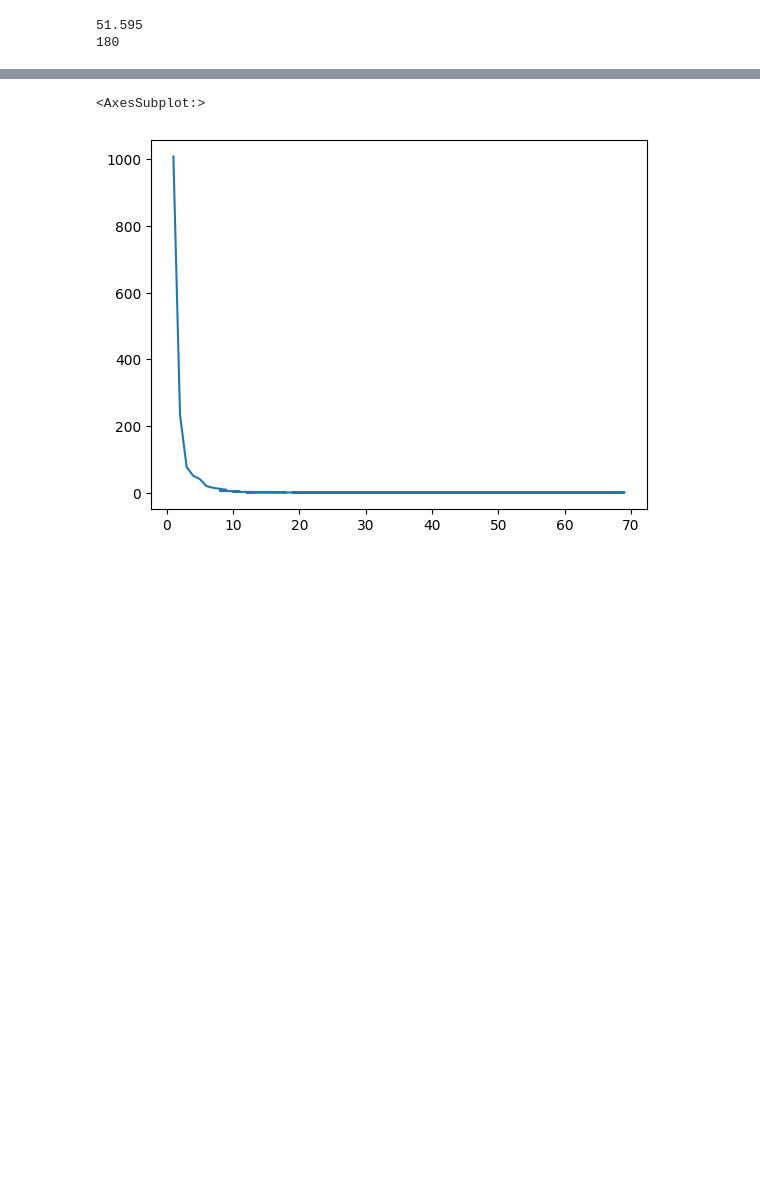
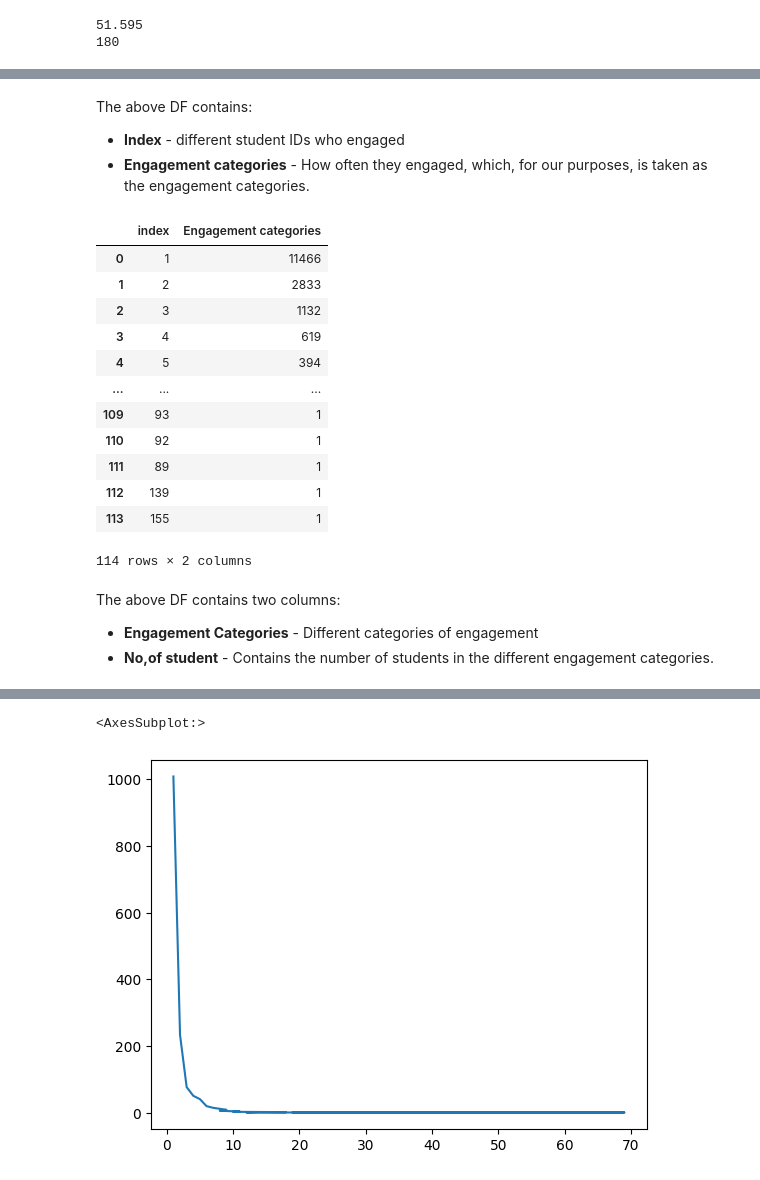
Before and after one commit to puvanans/365-DS-Competition, a Jupyter notebook: engagement _analysis_by_country.ipynb, the cells around one changed output, grey strips where cells are left out. Cells and saved outputs as stored; diff of their text form; code cells hidden in the pictures; blank space fills up the shorter version.

```diff
--- a/engagement _analysis_by_country.ipynb
+++ b/engagement _analysis_by_country.ipynb
@@ -56,0 +89,25 @@ More than one student can have the same category of engagement type.
+# %% [markdown]
+The above DF contains:
+ - **Index** - different student IDs who engaged
+ - **Engagement categories** - How often they engaged, which, for our purposes, is taken as the engagement categories.
+# %%
+student_engagement_frequency = pd.DataFrame(student_engagement['Engagement categories'].value_counts()).reset_index().rename(columns = {'Engagement categories':'No, of students'})
+student_engagement_frequency
+# %% [output]
+|  | index | Engagement categories |
+| 0 | 1 | 11466 |
+| 1 | 2 | 2833 |
+| 2 | 3 | 1132 |
+| 3 | 4 | 619 |
+| 4 | 5 | 394 |
+| ... | ... | ... |
+| 109 | 93 | 1 |
+| 110 | 92 | 1 |
+| 111 | 89 | 1 |
+| 112 | 139 | 1 |
+| 113 | 155 | 1 |
+114 rows × 2 columns
+# %% [markdown]
+The above DF contains two columns:
+  - **Engagement Categories** -  Different categories of engagement
+  - **No,of student** - Contains the number of students in the different engagement categories.
```
Also changed, not shown: parts of 16 cells of this notebook, 1 other file.
